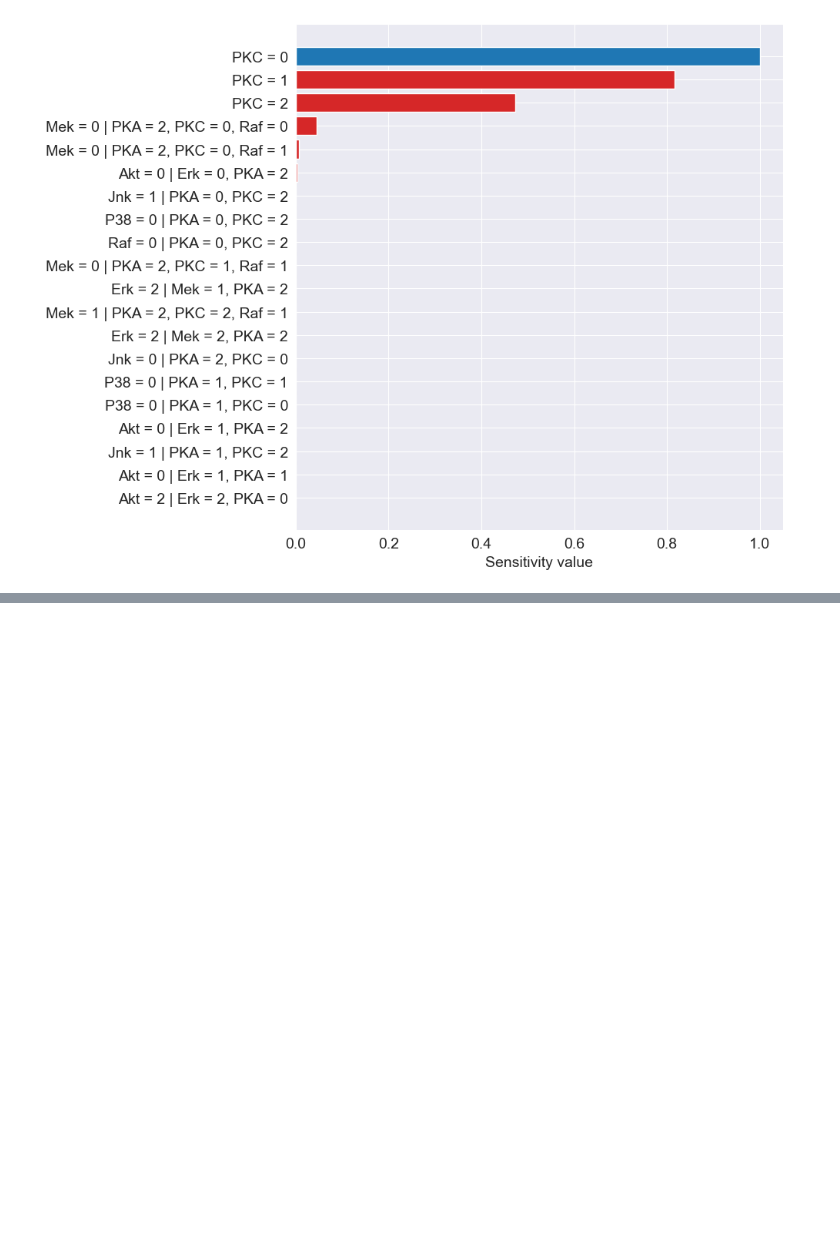
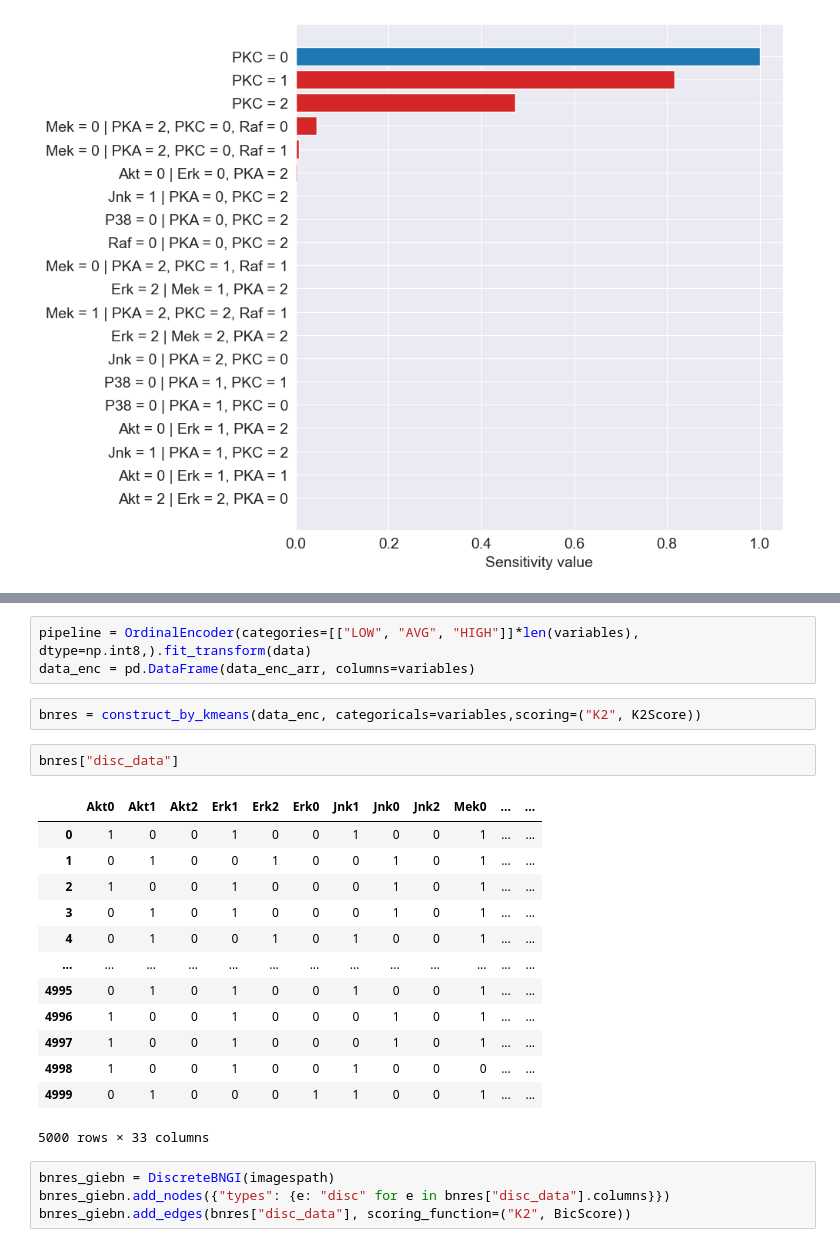
Before and after one commit to dmitry-grigorev/GIEBN, a Jupyter notebook: experiments/pgmpy_yodo_exps/gawyodo 2.ipynb, the cells around one changed output, grey strips where cells are left out. Saved outputs shown, nothing was run; the diff lists cells and outputs as text; blank space fills up the shorter version.

```diff
--- a/experiments/pgmpy_yodo_exps/gawyodo 2.ipynb
+++ b/experiments/pgmpy_yodo_exps/gawyodo 2.ipynb
@@ -430,0 +449,25 @@ yodo.plot(pgmpy_bn_bmrk, probability={'PKC': 0}, nbars=20)
+# %%
+pipeline = OrdinalEncoder(categories=[["LOW", "AVG", "HIGH"]]*len(variables), dtype=np.int8,).fit_transform(data)
+data_enc = pd.DataFrame(data_enc_arr, columns=variables)
+# %%
+bnres = construct_by_kmeans(data_enc, categoricals=variables,scoring=("K2", K2Score))
+# %%
+bnres["disc_data"]
+# %% [output]
+|  | Akt0 | Akt1 | Akt2 | Erk1 | Erk2 | Erk0 | Jnk1 | Jnk0 | Jnk2 | Mek0 | ... | ... |
+| 0 | 1 | 0 | 0 | 1 | 0 | 0 | 1 | 0 | 0 | 1 | ... | ... |
+| 1 | 0 | 1 | 0 | 0 | 1 | 0 | 0 | 1 | 0 | 1 | ... | ... |
+| 2 | 1 | 0 | 0 | 1 | 0 | 0 | 0 | 1 | 0 | 1 | ... | ... |
+| 3 | 0 | 1 | 0 | 1 | 0 | 0 | 0 | 1 | 0 | 1 | ... | ... |
+| 4 | 0 | 1 | 0 | 0 | 1 | 0 | 1 | 0 | 0 | 1 | ... | ... |
+| ... | ... | ... | ... | ... | ... | ... | ... | ... | ... | ... | ... | ... |
+| 4995 | 0 | 1 | 0 | 1 | 0 | 0 | 1 | 0 | 0 | 1 | ... | ... |
+| 4996 | 1 | 0 | 0 | 1 | 0 | 0 | 0 | 1 | 0 | 1 | ... | ... |
+| 4997 | 1 | 0 | 0 | 1 | 0 | 0 | 0 | 1 | 0 | 1 | ... | ... |
+| 4998 | 1 | 0 | 0 | 1 | 0 | 0 | 1 | 0 | 0 | 0 | ... | ... |
+| 4999 | 0 | 1 | 0 | 0 | 0 | 1 | 1 | 0 | 0 | 1 | ... | ... |
+5000 rows × 33 columns
+# %%
+bnres_giebn = DiscreteBNGI(imagespath)
+bnres_giebn.add_nodes({"types": {e: "disc" for e in bnres["disc_data"].columns}})
+bnres_giebn.add_edges(bnres["disc_data"], scoring_function=("K2", BicScore))
```
Also changed, not shown: parts of 9 cells of this notebook, 4 other files.
